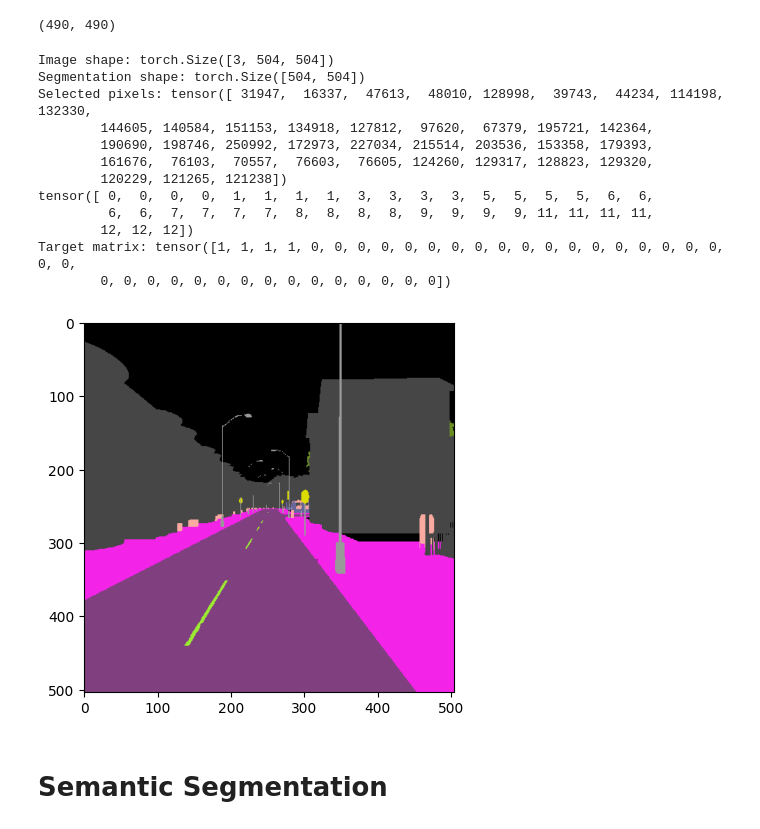
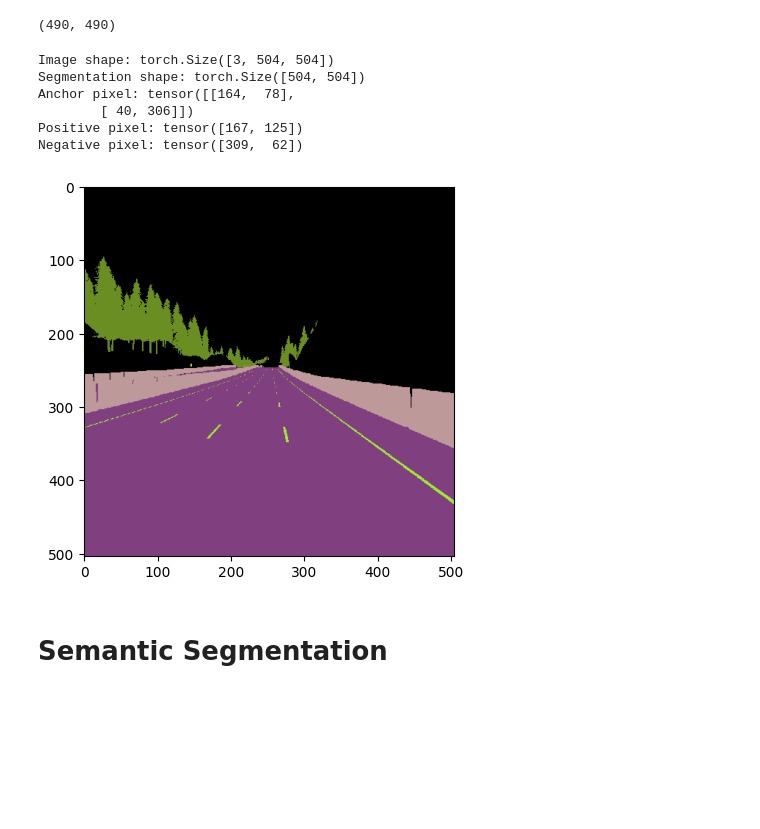
Before and after one commit to liuktc/ML4CV_Assignment, a Jupyter notebook: main.ipynb, the cells around one changed output. Drawn from its saved outputs; the diff is of its cells as text; code cells hidden in the pictures; blank space fills up the shorter version.

```diff
--- a/main.ipynb
+++ b/main.ipynb
@@ -53,7 +56,7 @@ PadToMultipleOf14().convert_dims((480,480))
 ORIGINAL_IMAGE_SIZE = (720, 1280)
 IMAGE_SIZE = PadToMultipleOf14().convert_dims((500,500))
 assert IMAGE_SIZE[0] %4 == 0 and IMAGE_SIZE[1] % 4 == 0
-BATCH_SIZE = 1
+BATCH_SIZE = 2
 POSITIVE_PAIRS = True
 PIXEL_PER_CLASS = 3
 
@@ -84,13 +87,11 @@ target_transform = transforms.Compose(
 
 
 # Crea il dataset
-dataset = StreetHazardDataset(
+dataset = StreetHazardDatasetTriplet(
     annotations_file,
     img_dir,
     image_transform=image_transform,
     target_transform=target_transform,
-    positive_pairs=POSITIVE_PAIRS,
-    pixel_per_class=PIXEL_PER_CLASS
 )
 
 val_perc = 0.2
@@ -103,30 +104,24 @@ dl_val = DataLoader(dataset, batch_size=BATCH_SIZE, shuffle=False)
 dl_train = DataLoader(dataset, batch_size=BATCH_SIZE, shuffle=True)
 # %%
 # Show a sample
-for image, segmentation, (selected_pixels ,target_matrix) in dl_train:
+for image, segmentation, (anchor_idx, positive_idx, negative_idx) in dl_train:
 
     print(f"Image shape: {image[0].shape}")
     print(f"Segmentation shape: {segmentation[0].shape}")
-    print(f"Selected pixels: {selected_pixels[0]}")
-    print(segmentation[0].flatten()[selected_pixels[0]])
-    print(f"Target matrix: {target_matrix[0][0]}")
+    print(f"Anchor pixel: {anchor_idx}")
+    print(f"Positive pixel: {positive_idx[0]}")
+    print(f"Negative pixel: {negative_idx[0]}")
     plt.imshow(color(segmentation[0].cpu().numpy()))
     plt.show()
     break
 # %% [output]
 Image shape: torch.Size([3, 504, 504])
 Segmentation shape: torch.Size([504, 504])
-Selected pixels: tensor([ 31947,  16337,  47613,  48010, 128998,  39743,  44234, 114198, 132330,
-        144605, 140584, 151153, 134918, 127812,  97620,  67379, 195721, 142364,
-        190690, 198746, 250992, 172973, 227034, 215514, 203536, 153358, 179393,
-        161676,  76103,  70557,  76603,  76605, 124260, 129317, 128823, 129320,
-        120229, 121265, 121238])
-tensor([ 0,  0,  0,  0,  1,  1,  1,  1,  3,  3,  3,  3,  5,  5,  5,  5,  6,  6,
-         6,  6,  7,  7,  7,  7,  8,  8,  8,  8,  9,  9,  9,  9, 11, 11, 11, 11,
-        12, 12, 12])
-Target matrix: tensor([1, 1, 1, 1, 0, 0, 0, 0, 0, 0, 0, 0, 0, 0, 0, 0, 0, 0, 0, 0, 0, 0, 0, 0,
-        0, 0, 0, 0, 0, 0, 0, 0, 0, 0, 0, 0, 0, 0, 0])
+Anchor pixel: tensor([[164,  78],
+        [ 40, 306]])
+Positive pixel: tensor([167, 125])
+Negative pixel: tensor([309,  62])
-[figure, old version]
+[figure, new version]
 # %% [markdown]
 # Semantic Segmentation
 # %%
```
Also changed, not shown: parts of 5 cells of this notebook, 4 other files.
